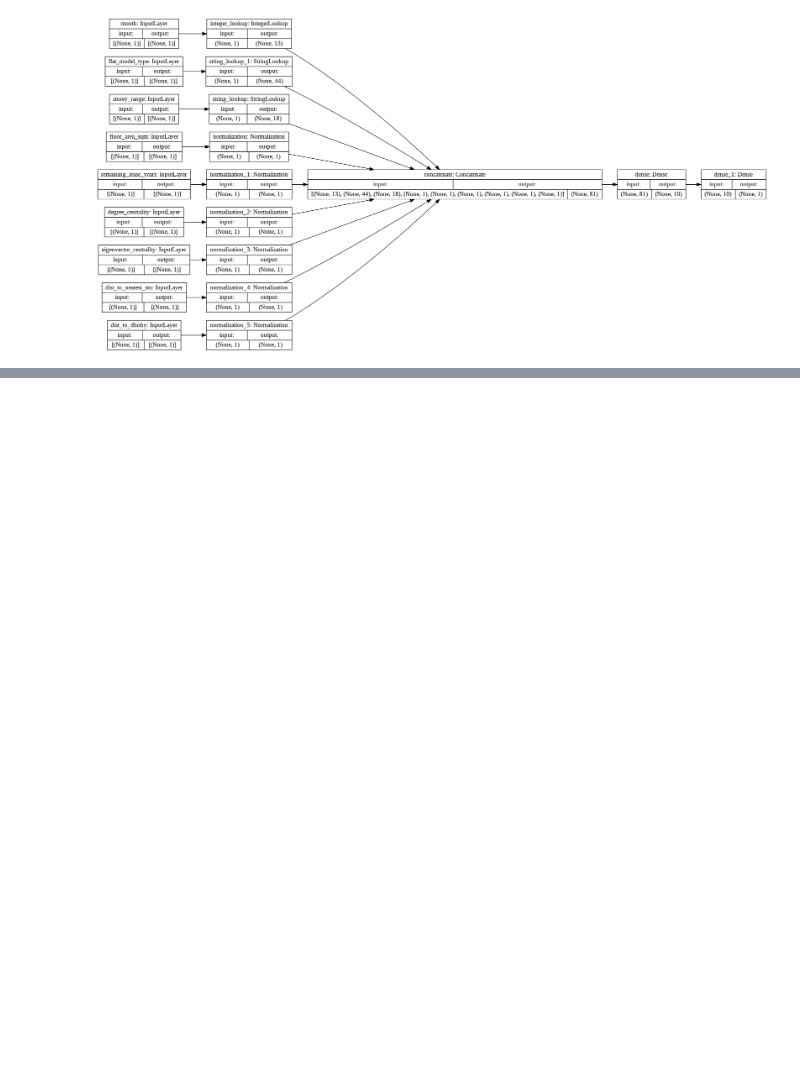
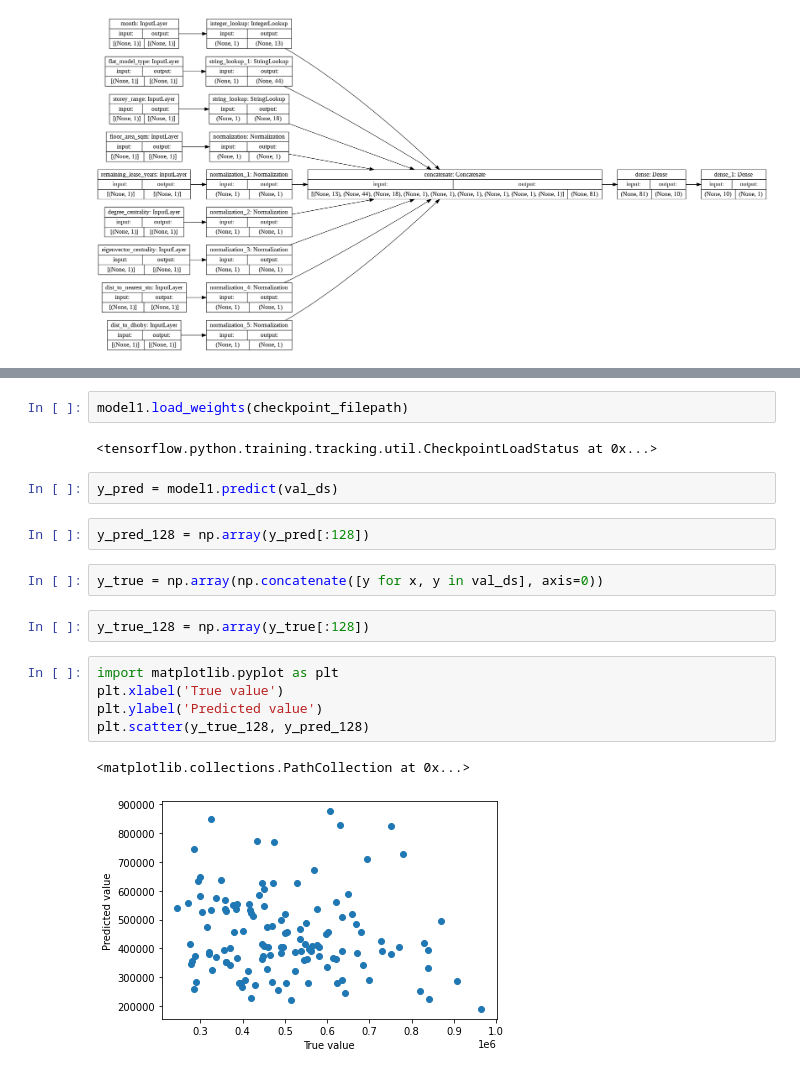
Before and after one commit to kirath2205/Neural-Network-Assignment-1, a Jupyter notebook: start_1b_Final.ipynb, the cells around one changed output, grey strips where cells are left out. Cells and saved outputs as stored; diff of their text form; blank space fills up the shorter version.

```diff
--- a/start_1b_Final.ipynb
+++ b/start_1b_Final.ipynb
@@ -226,0 +293,20 @@ history.history
+# %%
+model1.load_weights(checkpoint_filepath)
+# %% [output]
+<tensorflow.python.training.tracking.util.CheckpointLoadStatus at 0x...>
+# %%
+y_pred = model1.predict(val_ds)
+# %%
+y_pred_128 = np.array(y_pred[:128])
+# %%
+y_true = np.array(np.concatenate([y for x, y in val_ds], axis=0))
+# %%
+y_true_128 = np.array(y_true[:128])
+# %%
+import matplotlib.pyplot as plt
+plt.xlabel('True value')
+plt.ylabel('Predicted value')
+plt.scatter(y_true_128, y_pred_128)
+# %% [output]
+<matplotlib.collections.PathCollection at 0x...>
+[figure, added]
```
Also changed, not shown: parts of 18 cells of this notebook.
